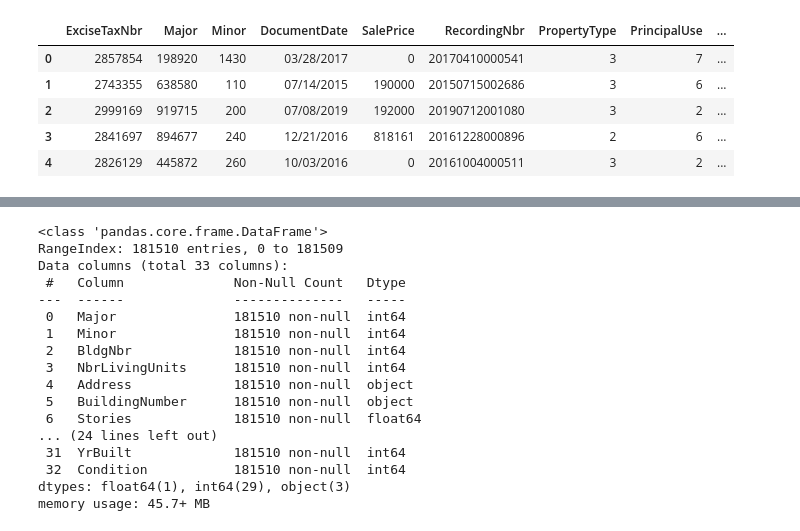
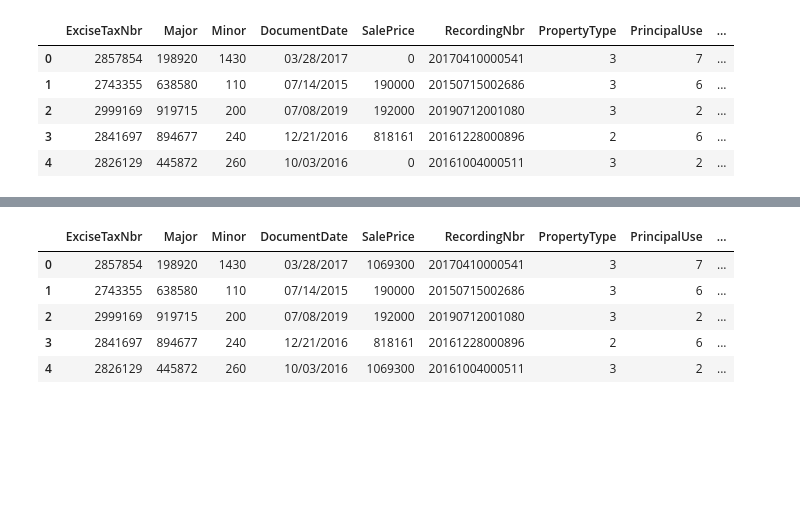
Before and after one commit to samtuleen/King-County-Home-Price-Predictors, a Jupyter notebook: notebooks/exploratory/Predicting-Most-Valuable-Home-Projects-In-King-County-Analysis.ipynb, the cells around one changed output, grey strips where cells are left out. Drawn from its saved outputs; the diff is of its cells as text; code cells hidden in the pictures; blank space fills up the shorter version.

```diff
--- a/notebooks/exploratory/Predicting-Most-Valuable-Home-Projects-In-King-County-Analysis.ipynb
+++ b/notebooks/exploratory/Predicting-Most-Valuable-Home-Projects-In-King-County-Analysis.ipynb
@@ -345,20 +346,10 @@ housing_data.head()
-# %%
-housing_data.info()
-# %% [output]
-<class 'pandas.core.frame.DataFrame'>
-RangeIndex: 181510 entries, 0 to 181509
-Data columns (total 33 columns):
- #   Column              Non-Null Count   Dtype
----  ------              --------------   -----
- 0   Major               181510 non-null  int64
- 1   Minor               181510 non-null  int64
- 2   BldgNbr             181510 non-null  int64
- 3   NbrLivingUnits      181510 non-null  int64
- 4   Address             181510 non-null  object
- 5   BuildingNumber      181510 non-null  object
- 6   Stories             181510 non-null  float64
-... (24 lines left out)
- 31  YrBuilt             181510 non-null  int64
- 32  Condition           181510 non-null  int64
-dtypes: float64(1), int64(29), object(3)
-memory usage: 45.7+ MB
+# %%
+saleprices['SalePrice']=saleprices['SalePrice'].astype(np.int64)
+saleprices.head()
+# %% [output]
+|  | ExciseTaxNbr | Major | Minor | DocumentDate | SalePrice | RecordingNbr | PropertyType | PrincipalUse | ... |
+| 0 | 2857854 | 198920 | 1430 | 03/28/2017 | 1069300 | 20170410000541 | 3 | 7 | ... |
+| 1 | 2743355 | 638580 | 110 | 07/14/2015 | 190000 | 20150715002686 | 3 | 6 | ... |
+| 2 | 2999169 | 919715 | 200 | 07/08/2019 | 192000 | 20190712001080 | 3 | 2 | ... |
+| 3 | 2841697 | 894677 | 240 | 12/21/2016 | 818161 | 20161228000896 | 2 | 6 | ... |
+| 4 | 2826129 | 445872 | 260 | 10/03/2016 | 1069300 | 20161004000511 | 3 | 2 | ... |
```
Also changed, not shown: parts of 2 cells of this notebook.
